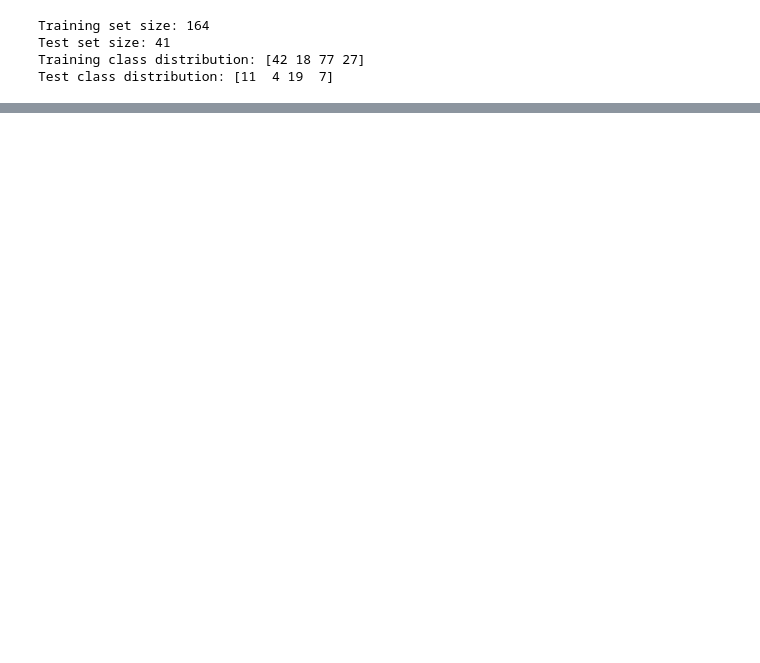
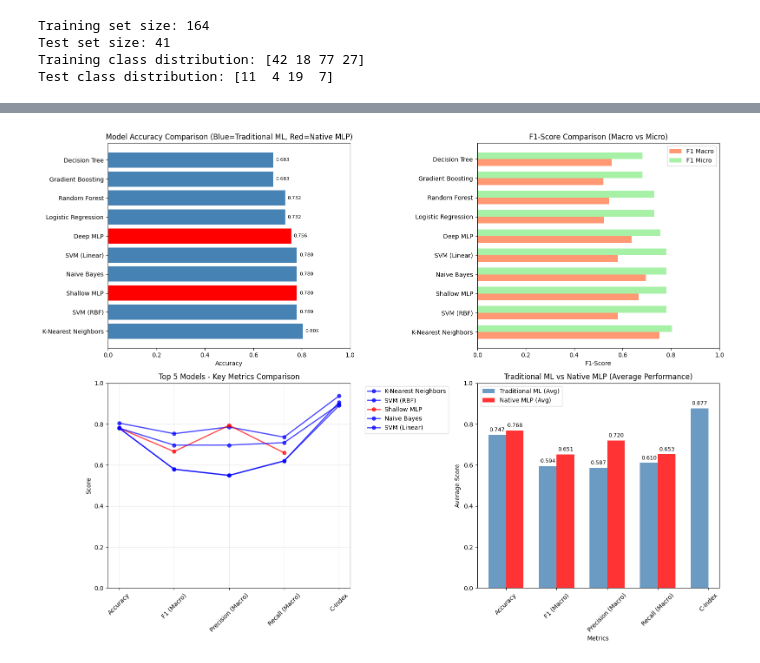
Before and after one commit to Shahriar1638/Multi-omics-Cancer-subtype, a Jupyter notebook: Single_omics_mlp_pipline.ipynb, the cells around one changed output, grey strips where cells are left out. Drawn from its saved outputs; the diff is of its cells as text; code cells hidden in the pictures; blank space fills up the shorter version.

```diff
--- a/Single_omics_mlp_pipline.ipynb
+++ b/Single_omics_mlp_pipline.ipynb
@@ -496,3 +834,95 @@ Training and evaluating classifiers...
+# %%
+# Create comprehensive visualization
+fig, axes = plt.subplots(2, 2, figsize=(16, 12))
+
+# Separate traditional ML and MLP results for color coding (ensure C-Index column exists)
+traditional_ml = combined_df[~combined_df['Model'].str.contains('MLP')].copy()
+native_mlp = combined_df[combined_df['Model'].str.contains('MLP')].copy()
+
+# Plot 1: Accuracy comparison with color coding
+colors = ['steelblue' if 'MLP' not in model else 'red' for model in combined_df['Model']]
+bars1 = axes[0, 0].barh(combined_df['Model'], combined_df['Accuracy'], color=colors)
+axes[0, 0].set_xlabel('Accuracy')
+axes[0, 0].set_title('Model Accuracy Comparison (Blue=Traditional ML, Red=Native MLP)')
+axes[0, 0].set_xlim([0, 1])
+
+# Add accuracy values on bars
+for i, (bar, acc) in enumerate(zip(bars1, combined_df['Accuracy'])):
+    axes[0, 0].text(acc + 0.01, bar.get_y() + bar.get_height()/2,
+                    f'{acc:.3f}', va='center', fontsize=8)
+
+# Plot 2: F1-Score comparison (Macro and Micro)
+x = np.arange(len(combined_df))
+width = 0.35
+bars2 = axes[0, 1].barh(x - width/2, combined_df['F1 (Macro)'], width,
+                        label='F1 Macro', color='coral', alpha=0.8)
+bars3 = axes[0, 1].barh(x + width/2, combined_df['F1 (Micro)'], width,
+                        label='F1 Micro', color='lightgreen', alpha=0.8)
+axes[0, 1].set_yticks(x)
+axes[0, 1].set_yticklabels(combined_df['Model'])
+axes[0, 1].set_xlabel('F1-Score')
+axes[0, 1].set_title('F1-Score Comparison (Macro vs Micro)')
+axes[0, 1].legend()
+axes[0, 1].set_xlim([0, 1])
+
+# Plot 3: Top 5 models performance radar chart style
+top_5 = combined_df.head(5)
+metrics = ['Accuracy', 'F1 (Macro)', 'Precision (Macro)', 'Recall (Macro)']
+if 'C-Index' in combined_df.columns:
+    metrics.append('C-Index')
+x_pos = np.arange(len(metrics))
+
+for i, (_, row) in enumerate(top_5.iterrows()):
+    values = [row[metric] for metric in metrics]
+    color = 'red' if 'MLP' in row['Model'] else 'blue'
+    axes[1, 0].plot(x_pos, values, 'o-', label=row['Model'],
+                    linewidth=2, markersize=6, alpha=0.7, color=color)
+
+axes[1, 0].set_xticks(x_pos)
+axes[1, 0].set_xticklabels(metrics, rotation=45)
+axes[1, 0].set_ylabel('Score')
+axes[1, 0].set_title('Top 5 Models - Key Metrics Comparison')
+axes[1, 0].legend(bbox_to_anchor=(1.05, 1), loc='upper left')
+axes[1, 0].set_ylim([0, 1])
+axes[1, 0].grid(True, alpha=0.3)
+
+# Plot 4: Model type performance summary
+# Ensure C-Index column exists before calculating averages
+available_metrics = ['Accuracy', 'F1 (Macro)', 'Precision (Macro)', 'Recall (Macro)']
+if 'C-Index' in combined_df.columns:
+    available_metrics.append('C-Index')
+
+traditional_avg = traditional_ml[available_metrics].mean()
+mlp_avg = native_mlp[available_metrics].mean()
+
+categories = available_metrics
+x_pos = np.arange(len(categories))
+width = 0.35
+
+bars4 = axes[1, 1].bar(x_pos - width/2, traditional_avg, width,
+                       label='Traditional ML (Avg)', color='steelblue', alpha=0.8)
+bars5 = axes[1, 1].bar(x_pos + width/2, mlp_avg, width,
+                       label='Native MLP (Avg)', color='red', alpha=0.8)
+
+axes[1, 1].set_xlabel('Metrics')
+axes[1, 1].set_ylabel('Average Score')
+axes[1, 1].set_title('Traditional ML vs Native MLP (Average Performance)')
+axes[1, 1].set_xticks(x_pos)
+axes[1, 1].set_xticklabels(categories, rotation=45)
+axes[1, 1].legend()
+axes[1, 1].set_ylim([0, 1])
+
+# Add value labels on bars
+for bars in [bars4, bars5]:
+    for bar in bars:
+        height = bar.get_height()
+        axes[1, 1].text(bar.get_x() + bar.get_width()/2., height + 0.01,
+                        f'{height:.3f}', ha='center', va='bottom', fontsize=9)
+
+plt.tight_layout()
+plt.show()
+# %% [output]
+[figure, added]
 # %%
 # Create a summary dataframe
 results_df = pd.DataFrame(results)
```
Also changed, not shown: parts of 16 cells of this notebook, 10 other files.
